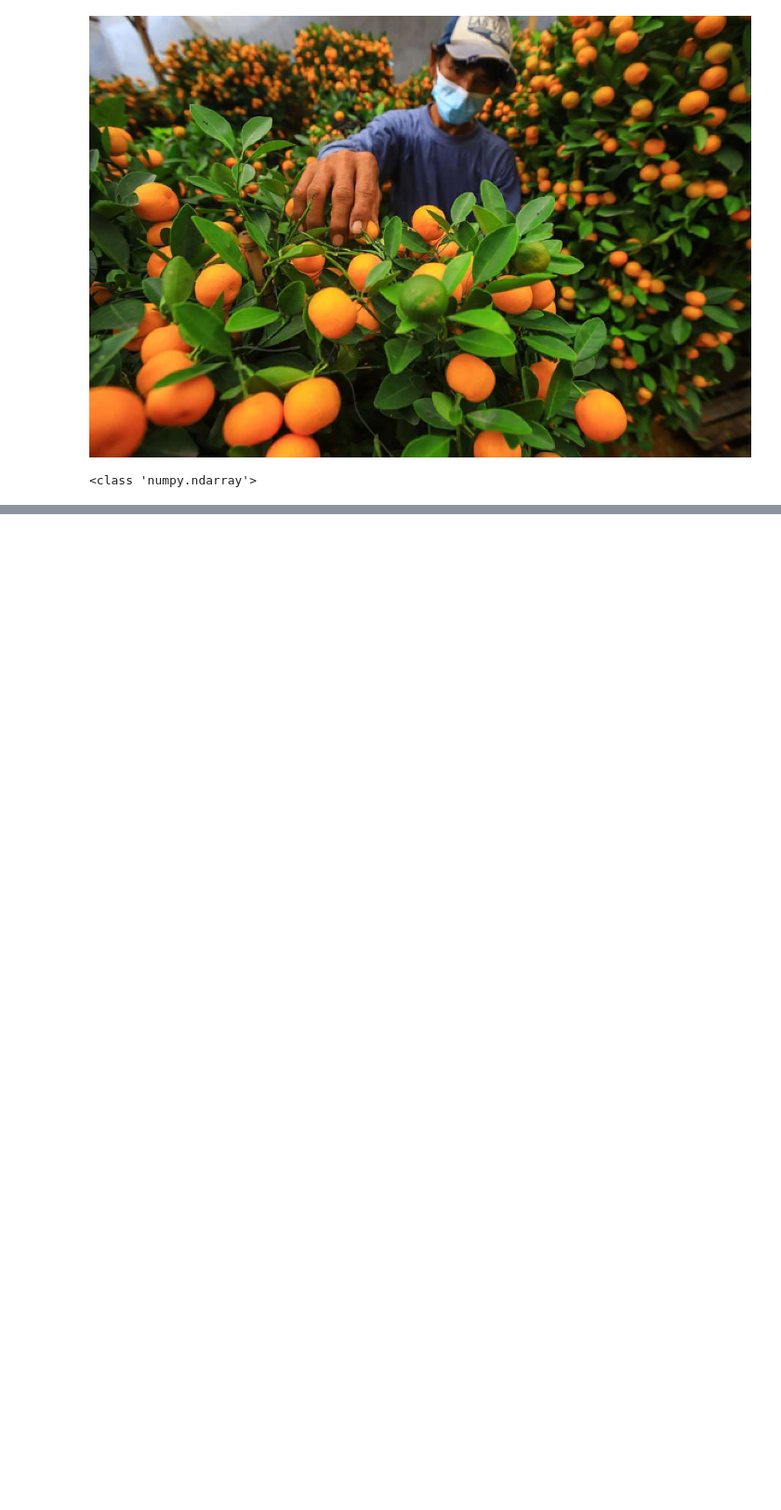
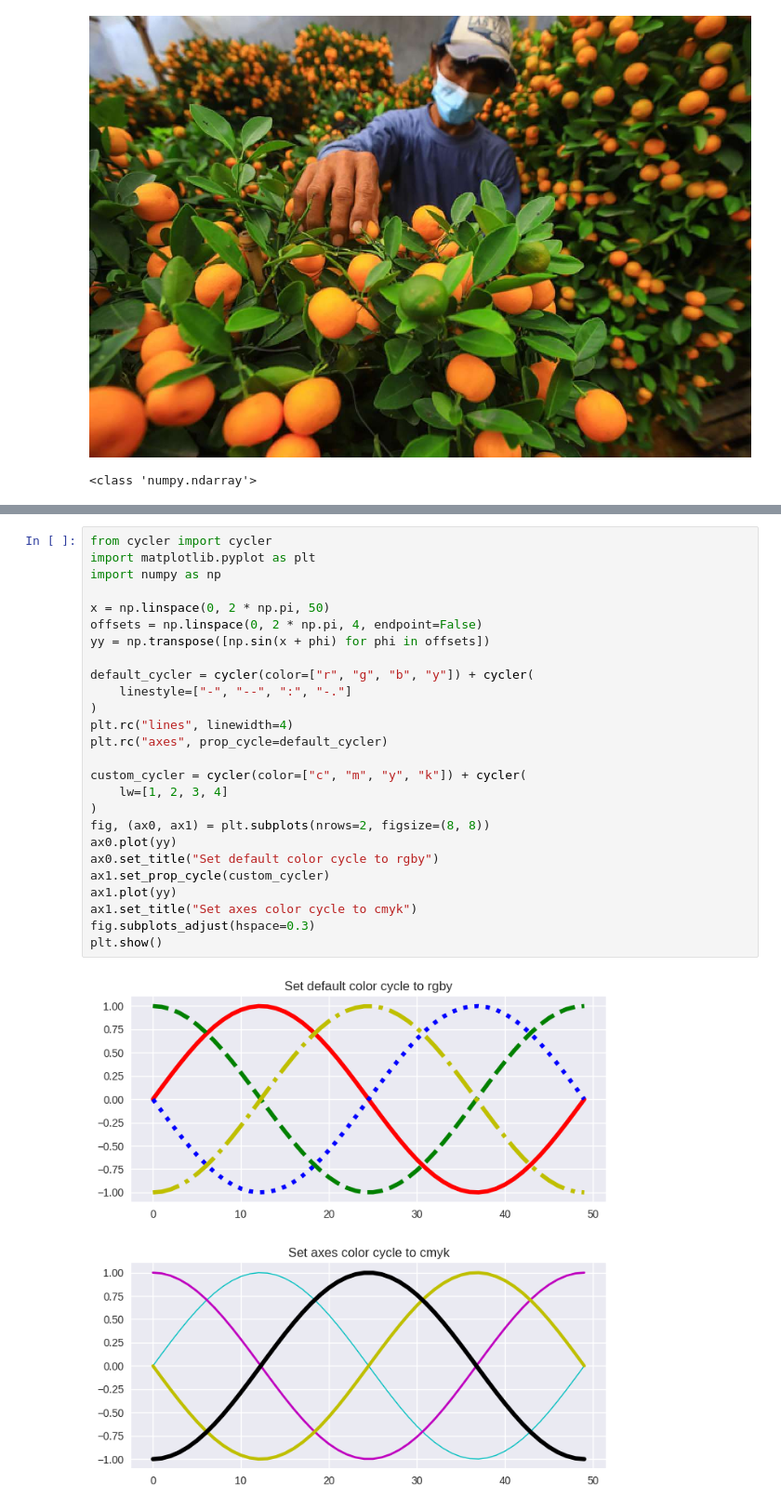
Before and after one commit to priskach/PCD_TI_FSaintek, a Jupyter notebook: M03 - Dasar OpenCV/Praktikum 3.1. Dasar Pengolahan Citra dengan OpenCV.ipynb, the cells around one changed output, grey strips where cells are left out. Shown at 93% size. Saved outputs shown, nothing was run; the diff lists cells and outputs as text; blank space fills up the shorter version.

```diff
--- a/M03 - Dasar OpenCV/Praktikum 3.1. Dasar Pengolahan Citra dengan OpenCV.ipynb
+++ b/M03 - Dasar OpenCV/Praktikum 3.1. Dasar Pengolahan Citra dengan OpenCV.ipynb
@@ -498,0 +454,28 @@ Rujukan-rujukan berikut dapat Anda gunakan untuk belajar lebih jauh mengenai pen
+# %%
+from cycler import cycler
+import matplotlib.pyplot as plt
+import numpy as np
+
+x = np.linspace(0, 2 * np.pi, 50)
+offsets = np.linspace(0, 2 * np.pi, 4, endpoint=False)
+yy = np.transpose([np.sin(x + phi) for phi in offsets])
+
+default_cycler = cycler(color=["r", "g", "b", "y"]) + cycler(
+    linestyle=["-", "--", ":", "-."]
+)
+plt.rc("lines", linewidth=4)
+plt.rc("axes", prop_cycle=default_cycler)
+
+custom_cycler = cycler(color=["c", "m", "y", "k"]) + cycler(
+    lw=[1, 2, 3, 4]
+)
+fig, (ax0, ax1) = plt.subplots(nrows=2, figsize=(8, 8))
+ax0.plot(yy)
+ax0.set_title("Set default color cycle to rgby")
+ax1.set_prop_cycle(custom_cycler)
+ax1.plot(yy)
+ax1.set_title("Set axes color cycle to cmyk")
+fig.subplots_adjust(hspace=0.3)
+plt.show()
+# %% [output]
+[figure, added]
```
Also changed, not shown: parts of 96 cells of this notebook.
